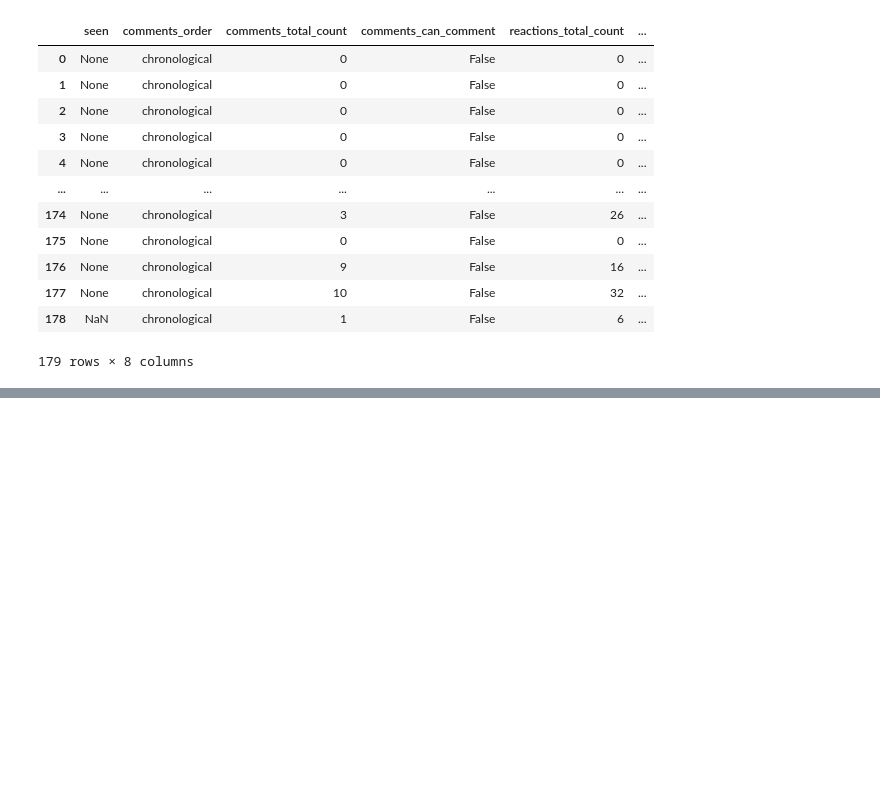
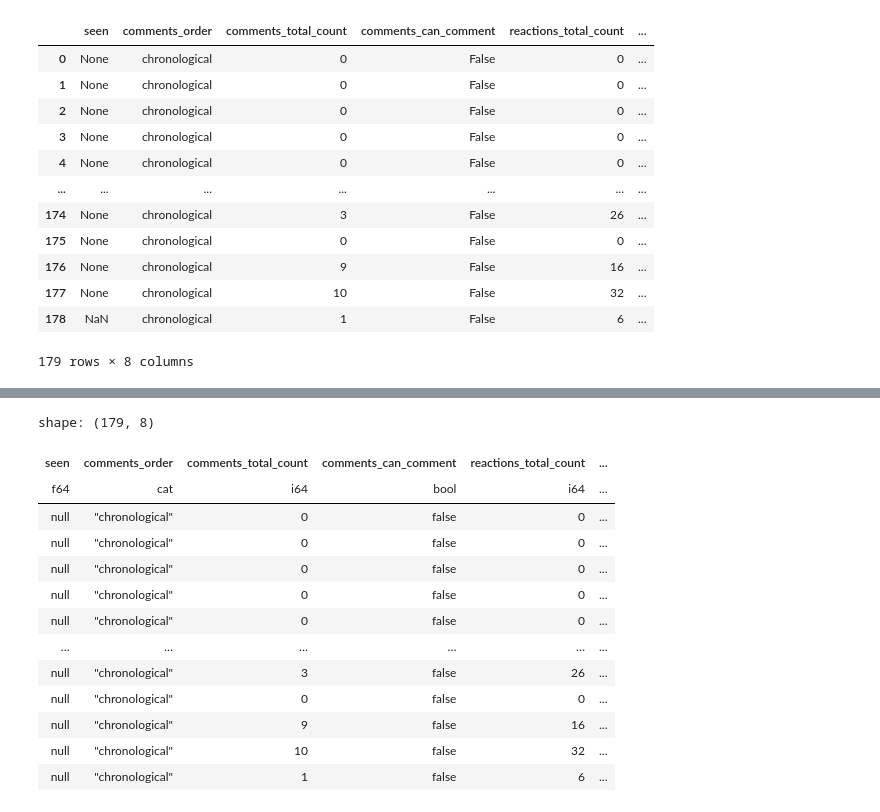
Before and after one commit to djmking-tai/workplace_converter, a Jupyter notebook: dev_api_notebook.ipynb, the cells around one changed output, grey strips where cells are left out. Cells and saved outputs as stored; diff of their text form; code cells hidden in the pictures; blank space fills up the shorter version.

```diff
--- a/dev_api_notebook.ipynb
+++ b/dev_api_notebook.ipynb
@@ -1746,0 +1549,5 @@ post_summaries_df
+# %%
+all_input_post_comments = pl.scan_parquet(glob.glob('input_converted_parquet/post_comments_*.parquet'))
+all_input_post_reactions = pl.scan_parquet(glob.glob('input_converted_parquet/post_reactions_*.parquet'))
+all_input_post_seen = pl.scan_parquet(glob.glob('input_converted_parquet/post_seen_*.parquet'))
+all_input_post_summaries = pl.scan_parquet(glob.glob('input_converted_parquet/post_summaries_*.parquet'))
@@ -1746,0 +1582,17 @@ post_summaries_df
+# %%
+all_input_post_summaries.collect()
+# %% [output]
+shape: (179, 8)
+| seen | comments_order | comments_total_count | comments_can_comment | reactions_total_count | ... |
+| f64 | cat | i64 | bool | i64 | ... |
+| null | "chronological" | 0 | false | 0 | ... |
+| null | "chronological" | 0 | false | 0 | ... |
+| null | "chronological" | 0 | false | 0 | ... |
+| null | "chronological" | 0 | false | 0 | ... |
+| null | "chronological" | 0 | false | 0 | ... |
+| … | … | … | … | … | ... |
+| null | "chronological" | 3 | false | 26 | ... |
+| null | "chronological" | 0 | false | 0 | ... |
+| null | "chronological" | 9 | false | 16 | ... |
+| null | "chronological" | 10 | false | 32 | ... |
+| null | "chronological" | 1 | false | 6 | ... |
```
Also changed, not shown: parts of 22 cells of this notebook, 5 other files.
